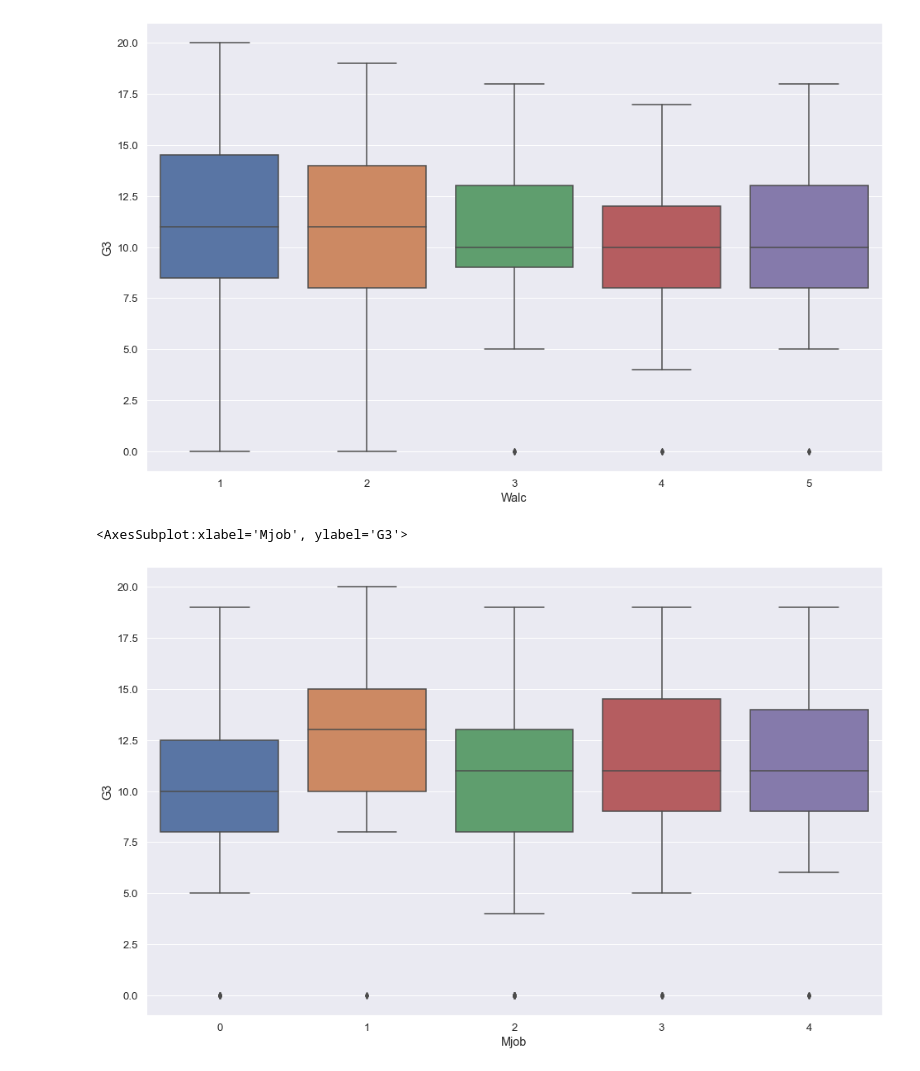
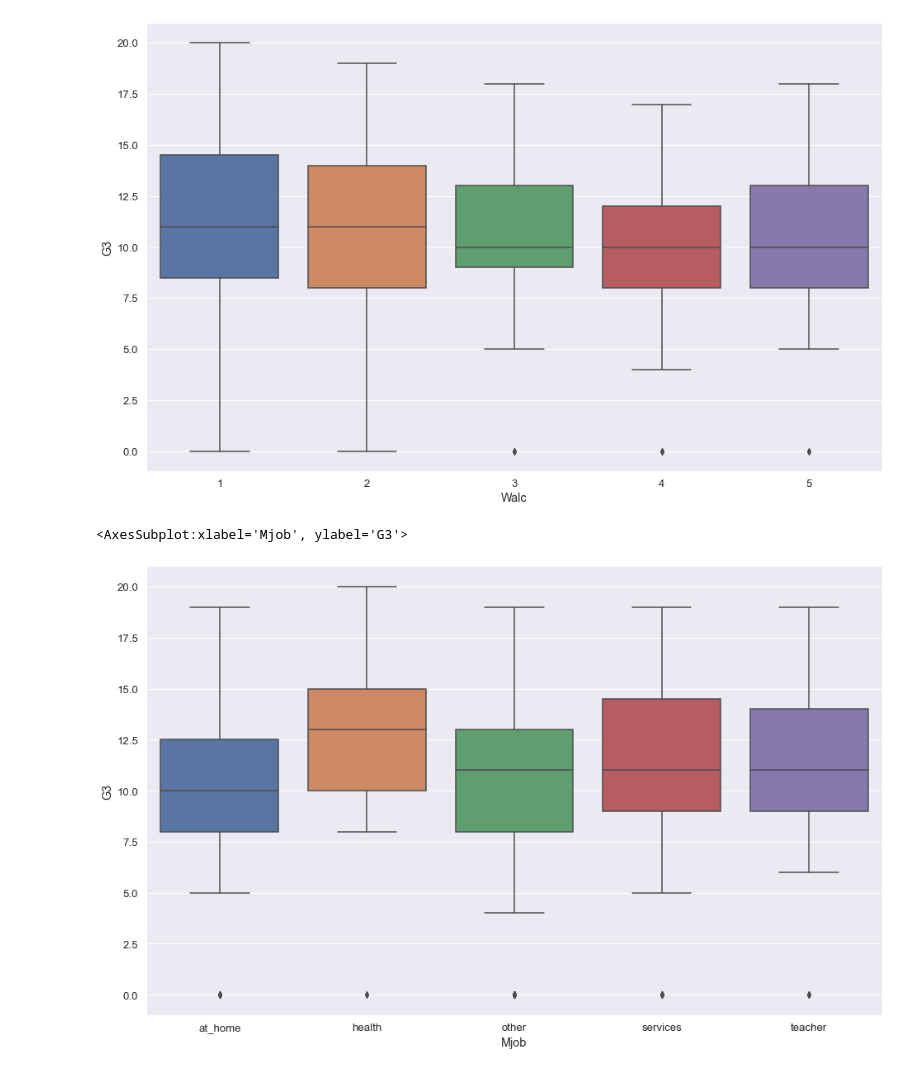
Before and after one commit to gmehra123/data_science, a Jupyter notebook: Test_score_prediction.ipynb, the cells around one changed output. Cells and saved outputs as stored; diff of their text form; code cells hidden in the pictures.

```diff
--- a/Test_score_prediction.ipynb
+++ b/Test_score_prediction.ipynb
@@ -8,5 +8,5 @@ from sklearn.model_selection import GridSearchCV
 from sklearn.model_selection import train_test_split
 from sklearn.preprocessing import LabelEncoder
 # %%
-math=pd.read_csv('Maths.csv')
+math1=pd.read_csv('Maths.csv')
 # %%
@@ -160,7 +143,7 @@ sns.boxplot(y=math.G3,x=math.Walc)
 [figure]
 # %%
 sns.set_theme(rc={'figure.figsize':(16,10)},font_scale=1.2)
-sns.boxplot(y=math.G3,x=math.Mjob)
+sns.boxplot(y=math.G3,x=math1.Mjob)
 # %% [output]
 <AxesSubplot:xlabel='Mjob', ylabel='G3'>
-[figure, old version]
+[figure, new version]
```
Also changed, not shown: parts of 9 cells of this notebook, 1 other file.
